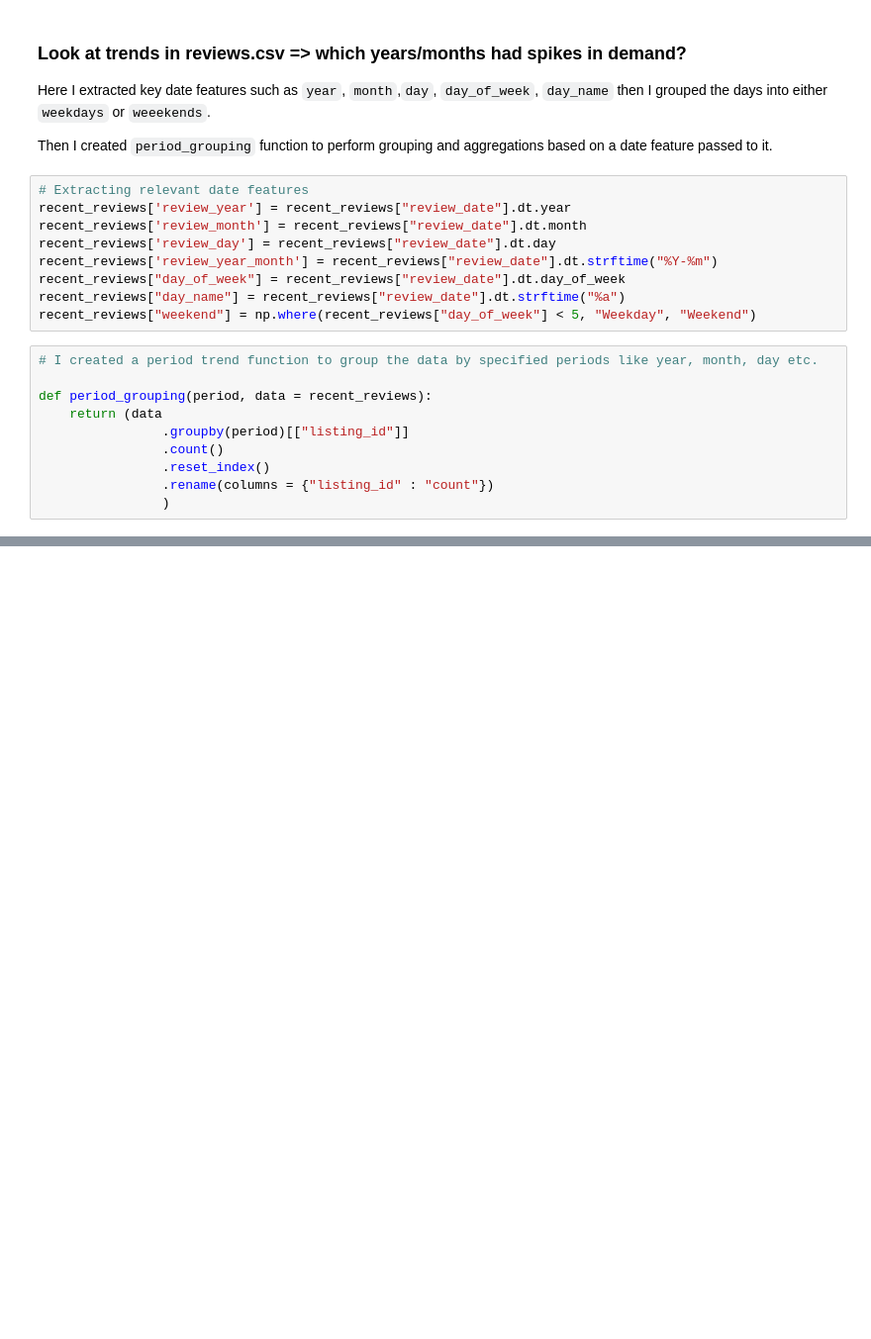
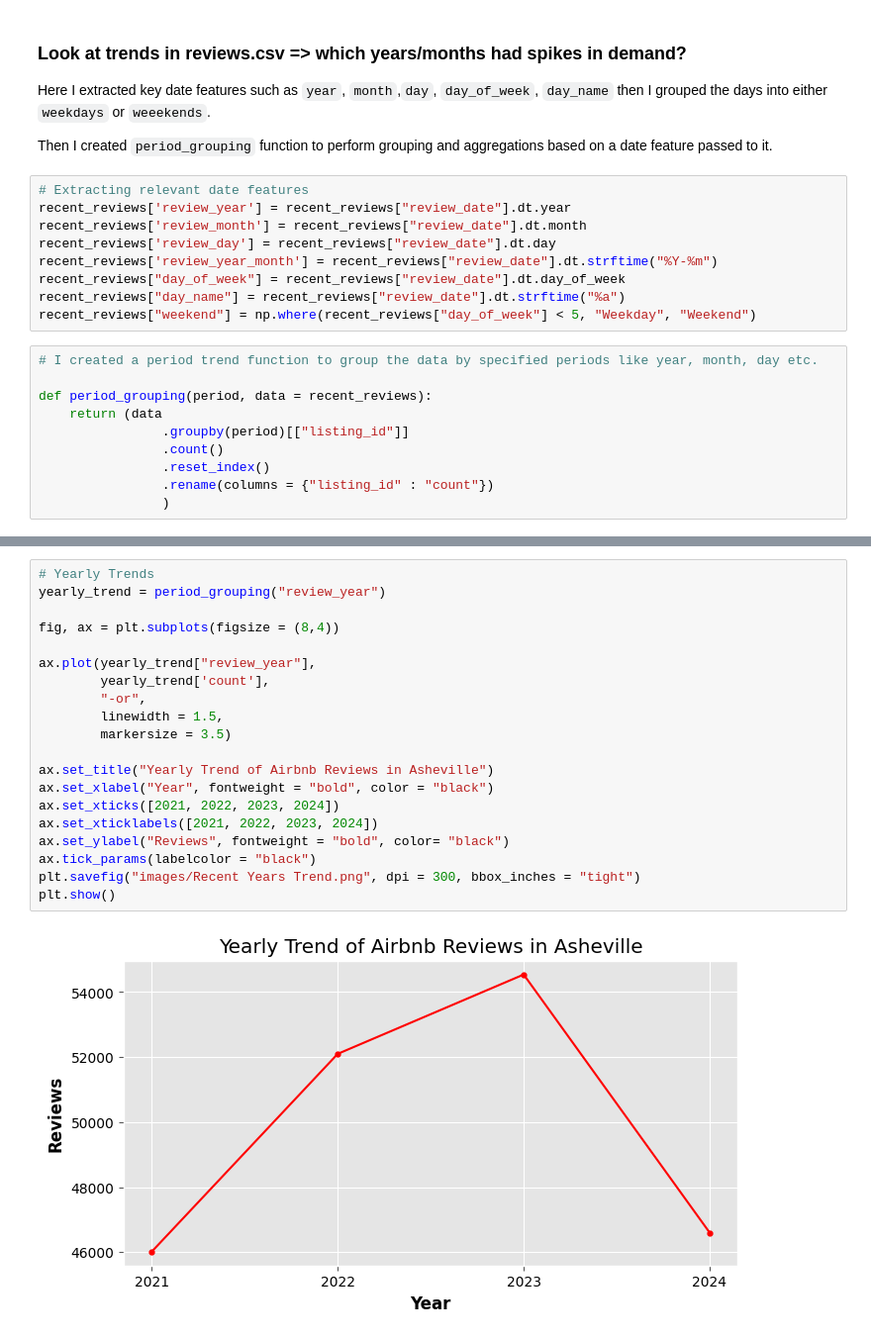
Before and after one commit to AndurilTheWise/airbnb_analysis, a Jupyter notebook: analysis.ipynb, the cells around one changed output, grey strips where cells are left out. Shown at 99% size. Cells and saved outputs as stored; diff of their text form; blank space fills up the shorter version.

```diff
--- a/analysis.ipynb
+++ b/analysis.ipynb
@@ -729,0 +754,22 @@ def period_grouping(period, data = recent_reviews):
+# %%
+# Yearly Trends
+yearly_trend = period_grouping("review_year")
+
+fig, ax = plt.subplots(figsize = (8,4))
+
+ax.plot(yearly_trend["review_year"],
+        yearly_trend['count'],
+        "-or",
+        linewidth = 1.5,
+        markersize = 3.5)
+
+ax.set_title("Yearly Trend of Airbnb Reviews in Asheville")
+ax.set_xlabel("Year", fontweight = "bold", color = "black")
+ax.set_xticks([2021, 2022, 2023, 2024])
+ax.set_xticklabels([2021, 2022, 2023, 2024])
+ax.set_ylabel("Reviews", fontweight = "bold", color= "black")
+ax.tick_params(labelcolor = "black")
+plt.savefig("images/Recent Years Trend.png", dpi = 300, bbox_inches = "tight")
+plt.show()
+# %% [output]
+[figure, added]
```
Also changed, not shown: parts of 29 cells of this notebook, 4 other files.
